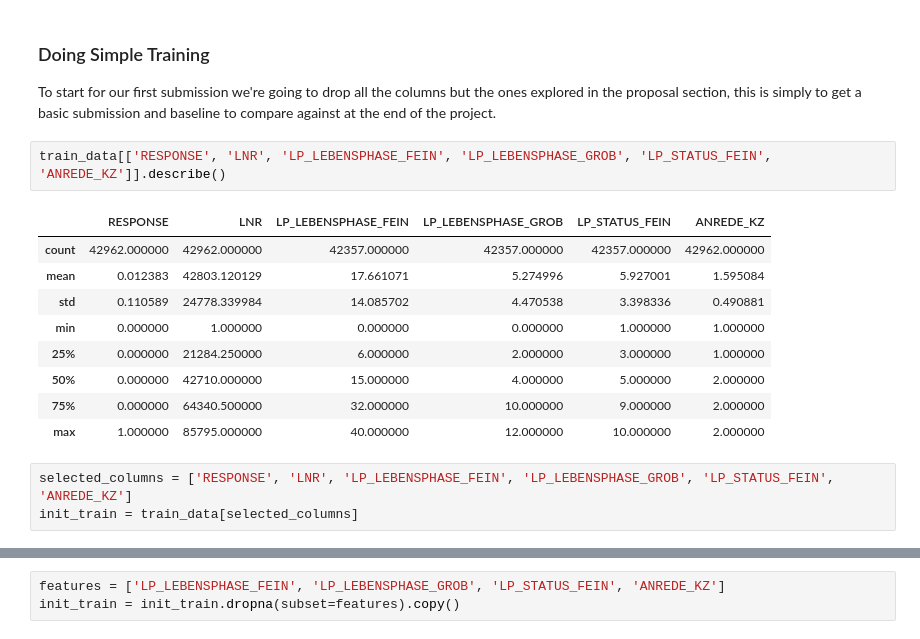
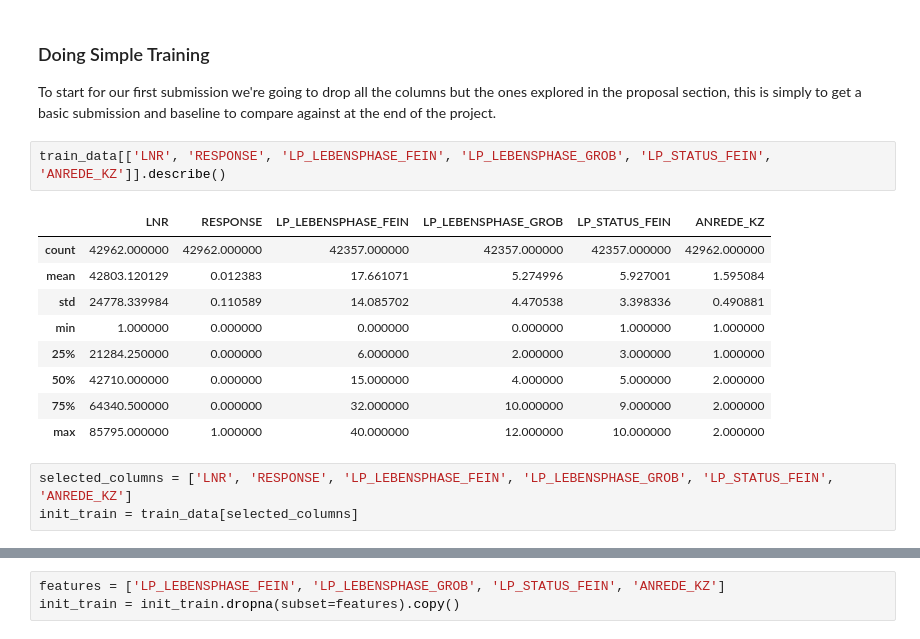
Before and after one commit to djarrin/arvato-ml-captstone, a Jupyter notebook: project_workbook.ipynb, the cells around one changed output, grey strips where cells are left out. Saved outputs shown, nothing was run; the diff lists cells and outputs as text.

```diff
--- a/project_workbook.ipynb
+++ b/project_workbook.ipynb
@@ -110,19 +105,19 @@ memory usage: 120.3+ MB
 ### Doing Simple Training
 To start for our first submission we're going to drop all the columns but the ones explored in the proposal section, this is simply to get a basic submission and baseline to compare against at the end of the project.
 # %%
-train_data[['RESPONSE', 'LNR', 'LP_LEBENSPHASE_FEIN', 'LP_LEBENSPHASE_GROB', 'LP_STATUS_FEIN', 'ANREDE_KZ']].describe()
+train_data[['LNR', 'RESPONSE', 'LP_LEBENSPHASE_FEIN', 'LP_LEBENSPHASE_GROB', 'LP_STATUS_FEIN', 'ANREDE_KZ']].describe()
 # %% [output]
-|  | RESPONSE | LNR | LP_LEBENSPHASE_FEIN | LP_LEBENSPHASE_GROB | LP_STATUS_FEIN | ANREDE_KZ |
+|  | LNR | RESPONSE | LP_LEBENSPHASE_FEIN | LP_LEBENSPHASE_GROB | LP_STATUS_FEIN | ANREDE_KZ |
 | count | 42962.000000 | 42962.000000 | 42357.000000 | 42357.000000 | 42357.000000 | 42962.000000 |
-| mean | 0.012383 | 42803.120129 | 17.661071 | 5.274996 | 5.927001 | 1.595084 |
-| std | 0.110589 | 24778.339984 | 14.085702 | 4.470538 | 3.398336 | 0.490881 |
-| min | 0.000000 | 1.000000 | 0.000000 | 0.000000 | 1.000000 | 1.000000 |
-| 25% | 0.000000 | 21284.250000 | 6.000000 | 2.000000 | 3.000000 | 1.000000 |
-| 50% | 0.000000 | 42710.000000 | 15.000000 | 4.000000 | 5.000000 | 2.000000 |
-| 75% | 0.000000 | 64340.500000 | 32.000000 | 10.000000 | 9.000000 | 2.000000 |
-| max | 1.000000 | 85795.000000 | 40.000000 | 12.000000 | 10.000000 | 2.000000 |
+| mean | 42803.120129 | 0.012383 | 17.661071 | 5.274996 | 5.927001 | 1.595084 |
+| std | 24778.339984 | 0.110589 | 14.085702 | 4.470538 | 3.398336 | 0.490881 |
+| min | 1.000000 | 0.000000 | 0.000000 | 0.000000 | 1.000000 | 1.000000 |
+| 25% | 21284.250000 | 0.000000 | 6.000000 | 2.000000 | 3.000000 | 1.000000 |
+| 50% | 42710.000000 | 0.000000 | 15.000000 | 4.000000 | 5.000000 | 2.000000 |
+| 75% | 64340.500000 | 0.000000 | 32.000000 | 10.000000 | 9.000000 | 2.000000 |
+| max | 85795.000000 | 1.000000 | 40.000000 | 12.000000 | 10.000000 | 2.000000 |
 # %%
-selected_columns = ['RESPONSE', 'LNR', 'LP_LEBENSPHASE_FEIN', 'LP_LEBENSPHASE_GROB', 'LP_STATUS_FEIN', 'ANREDE_KZ']
+selected_columns = ['LNR', 'RESPONSE', 'LP_LEBENSPHASE_FEIN', 'LP_LEBENSPHASE_GROB', 'LP_STATUS_FEIN', 'ANREDE_KZ']
 init_train = train_data[selected_columns]
 # %%
 init_train.head()
```
Also changed, not shown: parts of 32 cells of this notebook.
